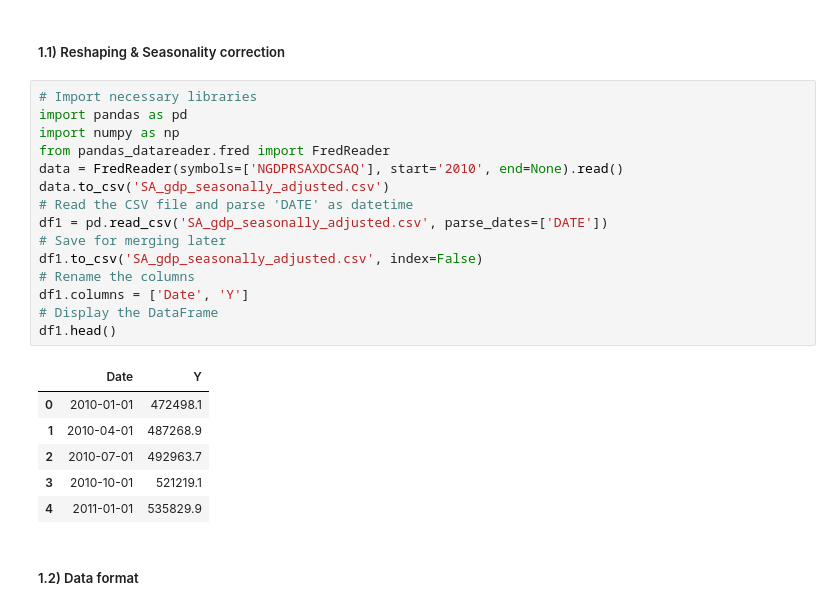
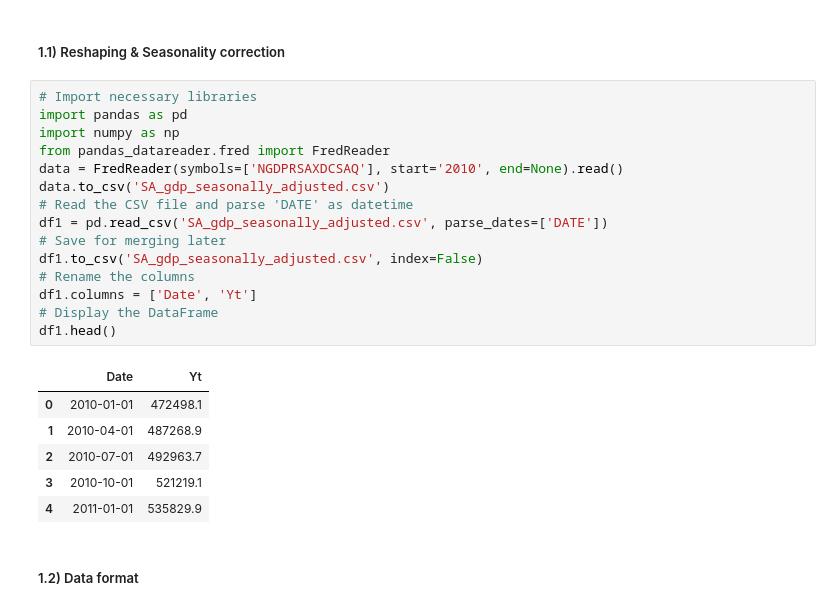
Before and after one commit to EliaLand/DSGE-RBC-Saudi-Arabia, a Jupyter notebook: SaudiArabia_RBC_estimation.ipynb, the cells around one changed output. Cells and saved outputs as stored; diff of their text form.

```diff
--- a/SaudiArabia_RBC_estimation.ipynb
+++ b/SaudiArabia_RBC_estimation.ipynb
@@ -137,20 +129,20 @@ DEPRECATION: pydeflate 1.0.1 has a non-standard dependency specifier pyarrow>=1.
 # %%
 # Import necessary libraries
 import pandas as pd
 import numpy as np
 from pandas_datareader.fred import FredReader
 data = FredReader(symbols=['NGDPRSAXDCSAQ'], start='2010', end=None).read()
 data.to_csv('SA_gdp_seasonally_adjusted.csv')
 # Read the CSV file and parse 'DATE' as datetime
 df1 = pd.read_csv('SA_gdp_seasonally_adjusted.csv', parse_dates=['DATE'])
 # Save for merging later
 df1.to_csv('SA_gdp_seasonally_adjusted.csv', index=False)
 # Rename the columns
-df1.columns = ['Date', 'Y']
+df1.columns = ['Date', 'Yt']
 # Display the DataFrame
 df1.head()
 # %% [output]
-|  | Date | Y |
+|  | Date | Yt |
 | 0 | 2010-01-01 | 472498.1 |
 | 1 | 2010-04-01 | 487268.9 |
 | 2 | 2010-07-01 | 492963.7 |
```
Also changed, not shown: parts of 22 cells of this notebook.
